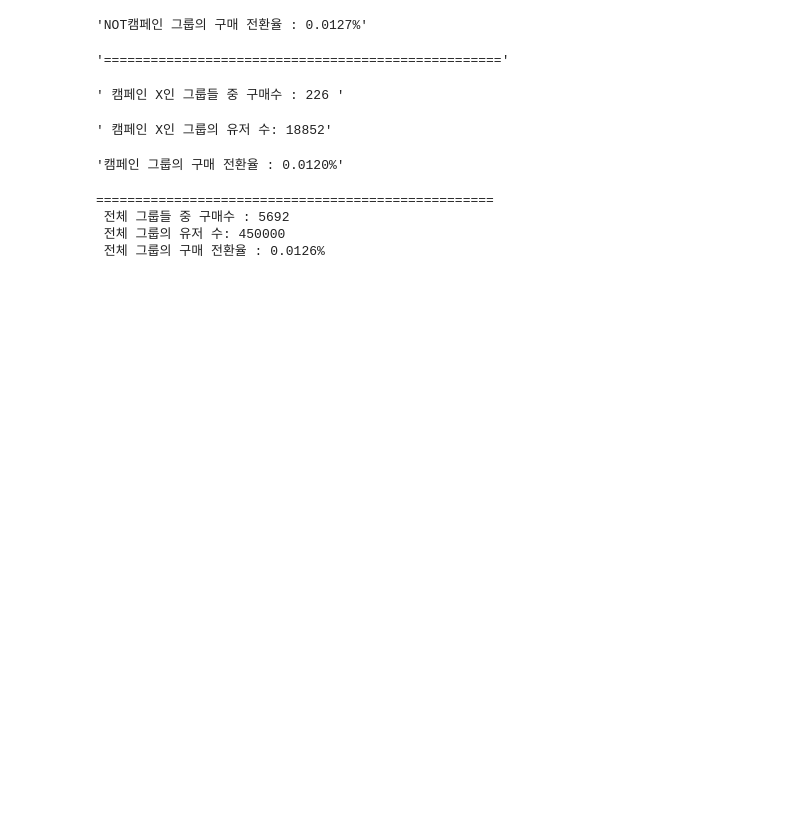
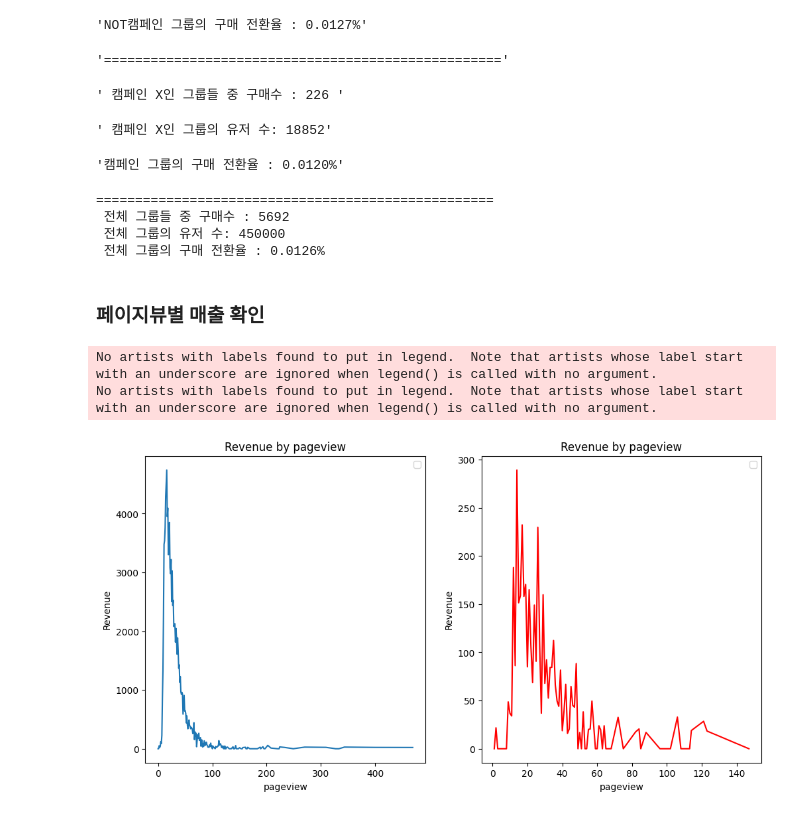
Before and after one commit to eju1019/ipark, a Jupyter notebook: projcet.ipynb, the cells around one changed output. Cells and saved outputs as stored; diff of their text form; code cells hidden in the pictures; blank space fills up the shorter version.

```diff
--- a/projcet.ipynb
+++ b/projcet.ipynb
@@ -520,3 +520,31 @@ print(f" 전체 그룹의 구매 전환율 : {df['totals_transactionRevenue'].co
  전체 그룹들 중 구매수 : 5692
  전체 그룹의 유저 수: 450000
  전체 그룹의 구매 전환율 : 0.0126%
+# %% [markdown]
+### 페이지뷰별 매출 확인
+# %%
+# revenue_set_page_counts=df_set.groupby('totals_pageviews')['totals_transactionRevenue'].count()
+
+
+plt.figure(figsize=(12,6))
+plt.subplot(1,2,1)
+revenue_notset_page_counts =df_not_set.groupby('totals_pageviews')['totals_transactionRevenue'].sum()
+
+plt.plot(revenue_notset_page_counts.index, revenue_notset_page_counts.values)
+plt.title('Revenue by pageview')
+plt.xlabel('pageview')
+plt.ylabel('Revenue')
+plt.legend()
+
+plt.subplot(1,2,2)
+revenue_set_page_counts = df_set.groupby('totals_pageviews')['totals_transactionRevenue'].sum()
+plt.plot(revenue_set_page_counts.index, revenue_set_page_counts.values,color='red')
+plt.title('Revenue by pageview')
+plt.xlabel('pageview')
+plt.ylabel('Revenue')
+plt.legend()
+plt.show()
+# %% [output]
+No artists with labels found to put in legend.  Note that artists whose label start with an underscore are ignored when legend() is called with no argument.
+No artists with labels found to put in legend.  Note that artists whose label start with an underscore are ignored when legend() is called with no argument.
+[figure, added]
```
